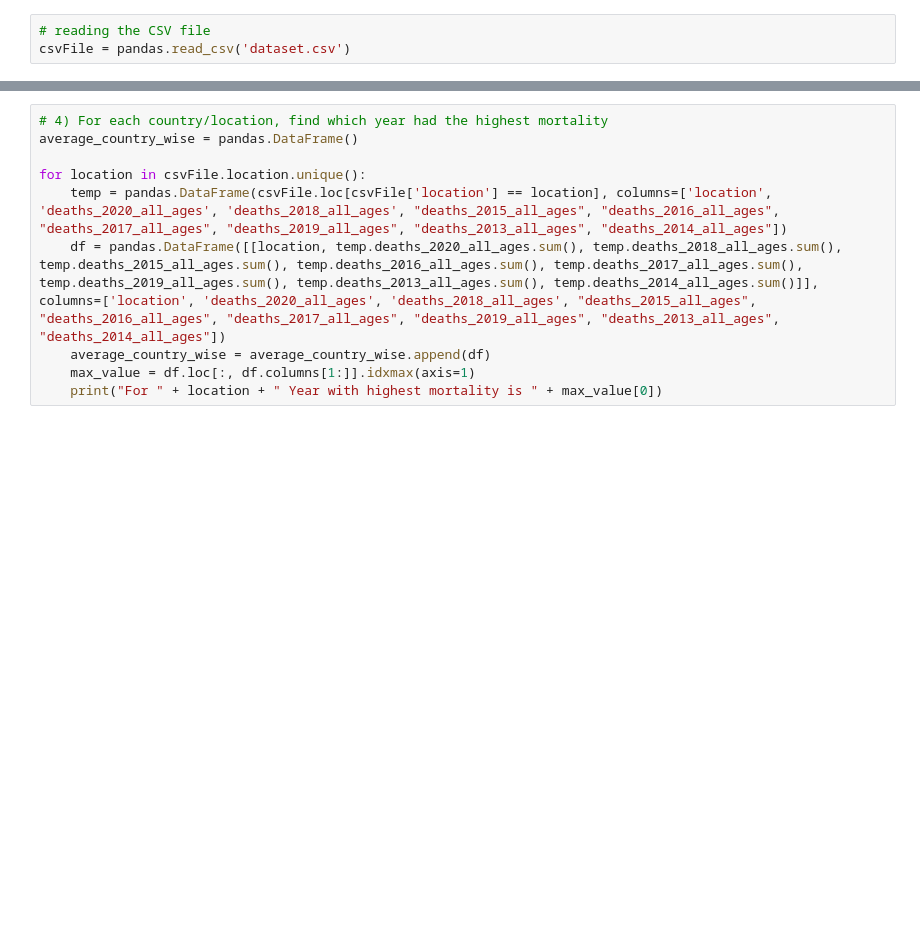
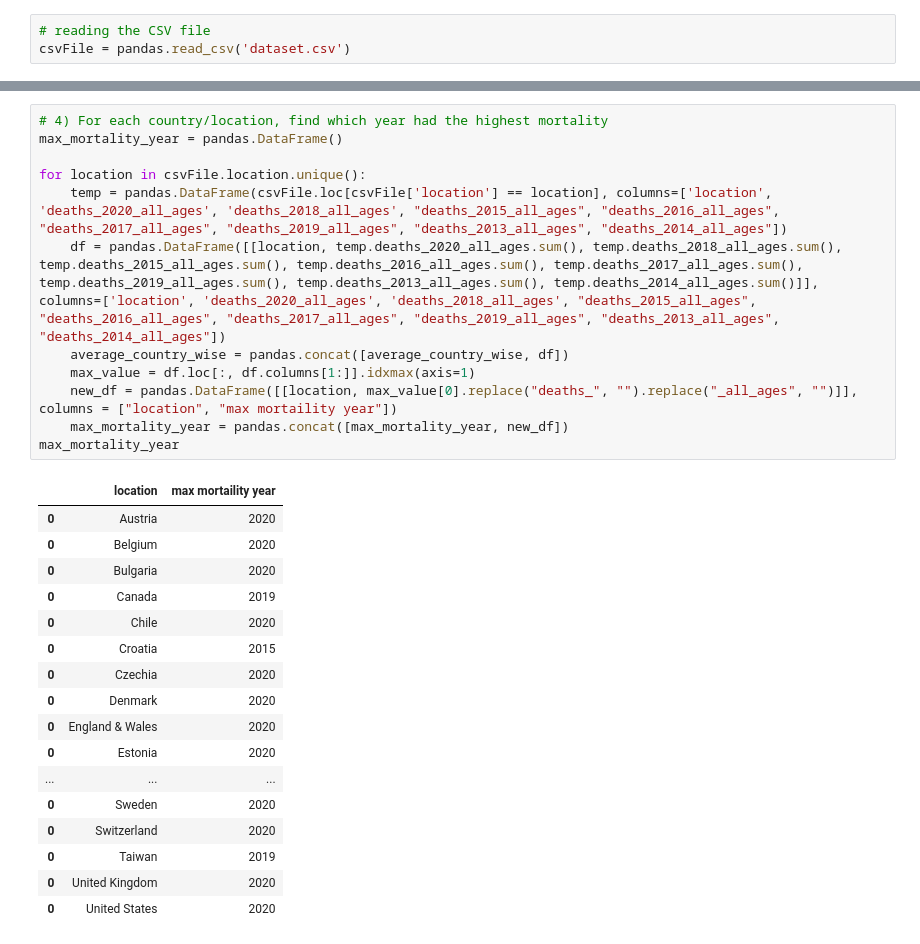
Before and after one commit to internetseekho/python-abubakar-project, a Jupyter notebook: SET11121 002.ipynb, the cells around one changed output, grey strips where cells are left out. Cells and saved outputs as stored; diff of their text form; blank space fills up the shorter version.

```diff
--- a/SET11121 002.ipynb
+++ b/SET11121 002.ipynb
@@ -40,13 +89,33 @@ countries_with_positive
 # %%
 # 4) For each country/location, find which year had the highest mortality
-average_country_wise = pandas.DataFrame()
+max_mortality_year = pandas.DataFrame()
 
 for location in csvFile.location.unique():
     temp = pandas.DataFrame(csvFile.loc[csvFile['location'] == location], columns=['location', 'deaths_2020_all_ages', 'deaths_2018_all_ages', "deaths_2015_all_ages", "deaths_2016_all_ages", "deaths_2017_all_ages", "deaths_2019_all_ages", "deaths_2013_all_ages", "deaths_2014_all_ages"])
     df = pandas.DataFrame([[location, temp.deaths_2020_all_ages.sum(), temp.deaths_2018_all_ages.sum(), temp.deaths_2015_all_ages.sum(), temp.deaths_2016_all_ages.sum(), temp.deaths_2017_all_ages.sum(), temp.deaths_2019_all_ages.sum(), temp.deaths_2013_all_ages.sum(), temp.deaths_2014_all_ages.sum()]], columns=['location', 'deaths_2020_all_ages', 'deaths_2018_all_ages', "deaths_2015_all_ages", "deaths_2016_all_ages", "deaths_2017_all_ages", "deaths_2019_all_ages", "deaths_2013_all_ages", "deaths_2014_all_ages"])
-    average_country_wise = average_country_wise.append(df)
+    average_country_wise = pandas.concat([average_country_wise, df])
     max_value = df.loc[:, df.columns[1:]].idxmax(axis=1)
-    print("For " + location + " Year with highest mortality is " + max_value[0])
+    new_df = pandas.DataFrame([[location, max_value[0].replace("deaths_", "").replace("_all_ages", "")]], columns = ["location", "max mortaility year"])
+    max_mortality_year = pandas.concat([max_mortality_year, new_df])
+max_mortality_year
+# %% [output]
+|  | location | max mortaility year |
+| 0 | Austria | 2020 |
+| 0 | Belgium | 2020 |
+| 0 | Bulgaria | 2020 |
+| 0 | Canada | 2019 |
+| 0 | Chile | 2020 |
+| 0 | Croatia | 2015 |
+| 0 | Czechia | 2020 |
+| 0 | Denmark | 2020 |
+| 0 | England & Wales | 2020 |
+| 0 | Estonia | 2020 |
+| ... | ... | ... |
+| 0 | Sweden | 2020 |
+| 0 | Switzerland | 2020 |
+| 0 | Taiwan | 2019 |
+| 0 | United Kingdom | 2020 |
+| 0 | United States | 2020 |
 # %%
 # 5) For every week, show the country/location with the lowest mortality.
 country_with_a_lowest_mortality_in_a_week = pandas.DataFrame()
```
Also changed, not shown: parts of 4 cells of this notebook, 1 other file.
